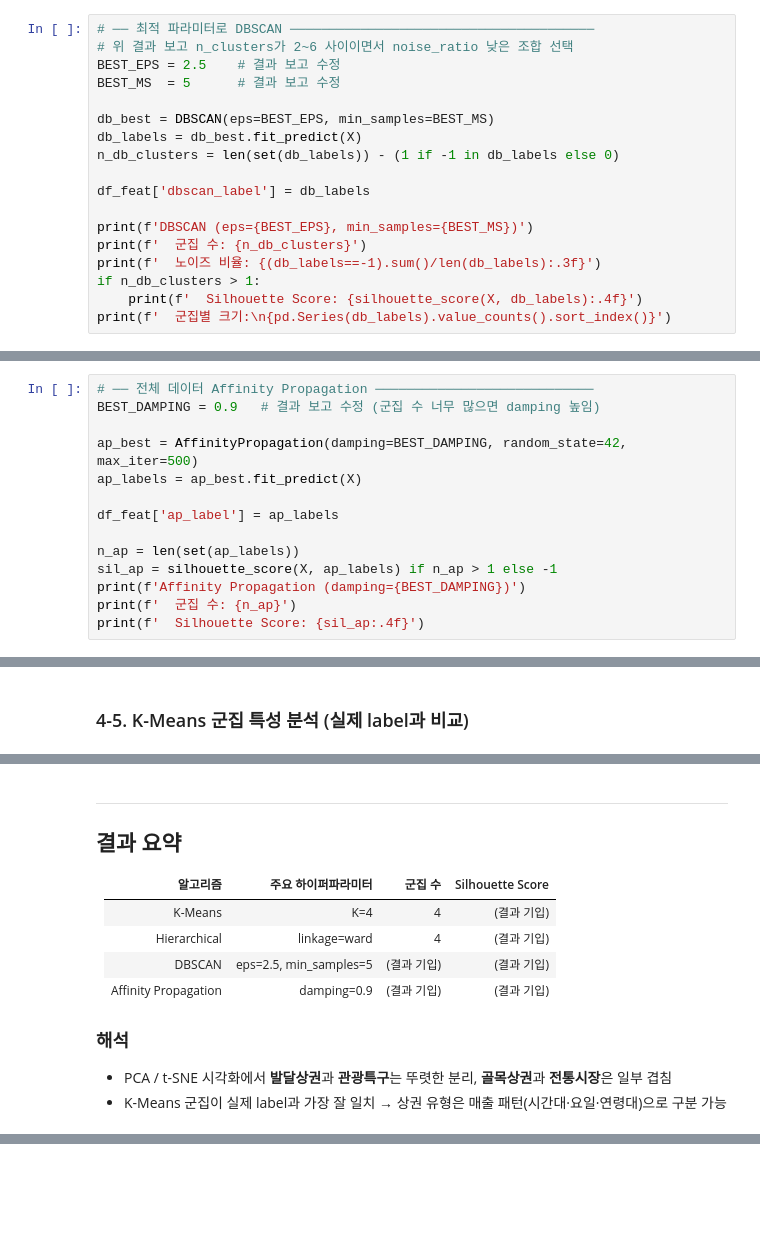
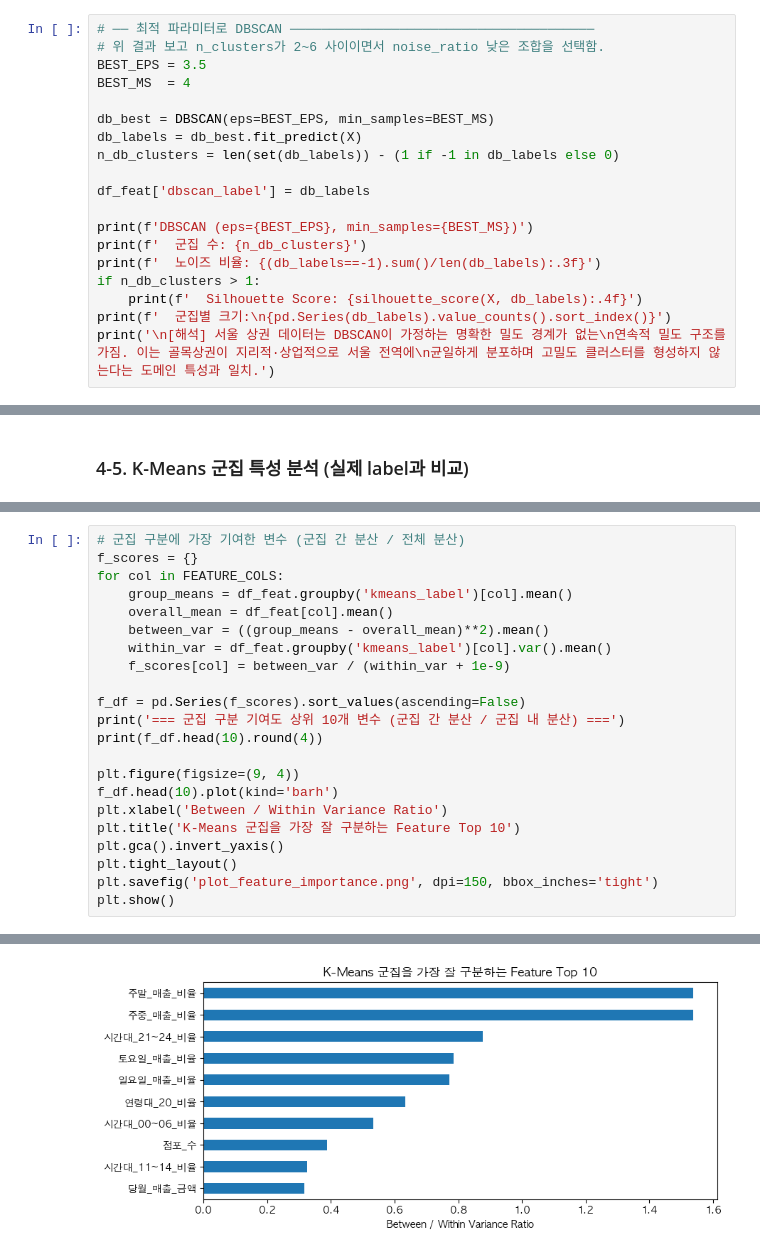
Before and after one commit to kxiarium2003/26-1_ML_seoul-commercial-district-clustering, a Jupyter notebook: Clustering.ipynb, the cells around one changed output, grey strips where cells are left out. Saved outputs shown, nothing was run; the diff lists cells and outputs as text; blank space fills up the shorter version.

```diff
--- a/Clustering.ipynb
+++ b/Clustering.ipynb
@@ -351,8 +573,8 @@ print(dbscan_df.to_string(index=False))
 # %%
 # ── 최적 파라미터로 DBSCAN ───────────────────────────────────────
-# 위 결과 보고 n_clusters가 2~6 사이이면서 noise_ratio 낮은 조합 선택
-BEST_EPS = 2.5    # 결과 보고 수정
-BEST_MS  = 5      # 결과 보고 수정
+# 위 결과 보고 n_clusters가 2~6 사이이면서 noise_ratio 낮은 조합을 선택함.
+BEST_EPS = 3.5
+BEST_MS  = 4
 
 db_best = DBSCAN(eps=BEST_EPS, min_samples=BEST_MS)
 db_labels = db_best.fit_predict(X)
@@ -366,3 +588,4 @@ print(f'  노이즈 비율: {(db_labels==-1).sum()/len(db_labels):.3f}')
 if n_db_clusters > 1:
     print(f'  Silhouette Score: {silhouette_score(X, db_labels):.4f}')
 print(f'  군집별 크기:\n{pd.Series(db_labels).value_counts().sort_index()}')
+print('\n[해석] 서울 상권 데이터는 DBSCAN이 가정하는 명확한 밀도 경계가 없는\n연속적 밀도 구조를 가짐. 이는 골목상권이 지리적·상업적으로 서울 전역에\n균일하게 분포하며 고밀도 클러스터를 형성하지 않는다는 도메인 특성과 일치.')
@@ -389,14 +637,0 @@ print(ap_df.to_string(index=False))
-# %%
-# ── 전체 데이터 Affinity Propagation ────────────────────────────
-BEST_DAMPING = 0.9   # 결과 보고 수정 (군집 수 너무 많으면 damping 높임)
-
-ap_best = AffinityPropagation(damping=BEST_DAMPING, random_state=42, max_iter=500)
-ap_labels = ap_best.fit_predict(X)
-
-df_feat['ap_label'] = ap_labels
-
-n_ap = len(set(ap_labels))
-sil_ap = silhouette_score(X, ap_labels) if n_ap > 1 else -1
-print(f'Affinity Propagation (damping={BEST_DAMPING})')
-print(f'  군집 수: {n_ap}')
-print(f'  Silhouette Score: {sil_ap:.4f}')
@@ -604,14 +959,23 @@ print(cluster_profile.T.to_string())
-# %% [markdown]
----
-## 결과 요약
-
-| 알고리즘 | 주요 하이퍼파라미터 | 군집 수 | Silhouette Score |
-|---|---|---|---|
-| K-Means | K=4 | 4 | (결과 기입) |
-| Hierarchical | linkage=ward | 4 | (결과 기입) |
-| DBSCAN | eps=2.5, min_samples=5 | (결과 기입) | (결과 기입) |
-| Affinity Propagation | damping=0.9 | (결과 기입) | (결과 기입) |
-
-### 해석
-- PCA / t-SNE 시각화에서 **발달상권**과 **관광특구**는 뚜렷한 분리, **골목상권**과 **전통시장**은 일부 겹침
-- K-Means 군집이 실제 label과 가장 잘 일치 → 상권 유형은 매출 패턴(시간대·요일·연령대)으로 구분 가능
+# %%
+# 군집 구분에 가장 기여한 변수 (군집 간 분산 / 전체 분산)
+f_scores = {}
+for col in FEATURE_COLS:
+    group_means = df_feat.groupby('kmeans_label')[col].mean()
+    overall_mean = df_feat[col].mean()
+    between_var = ((group_means - overall_mean)**2).mean()
+    within_var = df_feat.groupby('kmeans_label')[col].var().mean()
+    f_scores[col] = between_var / (within_var + 1e-9)
+
+f_df = pd.Series(f_scores).sort_values(ascending=False)
+print('=== 군집 구분 기여도 상위 10개 변수 (군집 간 분산 / 군집 내 분산) ===')
+print(f_df.head(10).round(4))
+
+plt.figure(figsize=(9, 4))
+f_df.head(10).plot(kind='barh')
+plt.xlabel('Between / Within Variance Ratio')
+plt.title('K-Means 군집을 가장 잘 구분하는 Feature Top 10')
+plt.gca().invert_yaxis()
+plt.tight_layout()
+plt.savefig('plot_feature_importance.png', dpi=150, bbox_inches='tight')
+plt.show()
+# %% [output]
@@ -617,0 +994 @@ print(cluster_profile.T.to_string())
+[figure, added]
```
Also changed, not shown: parts of 36 cells of this notebook.
